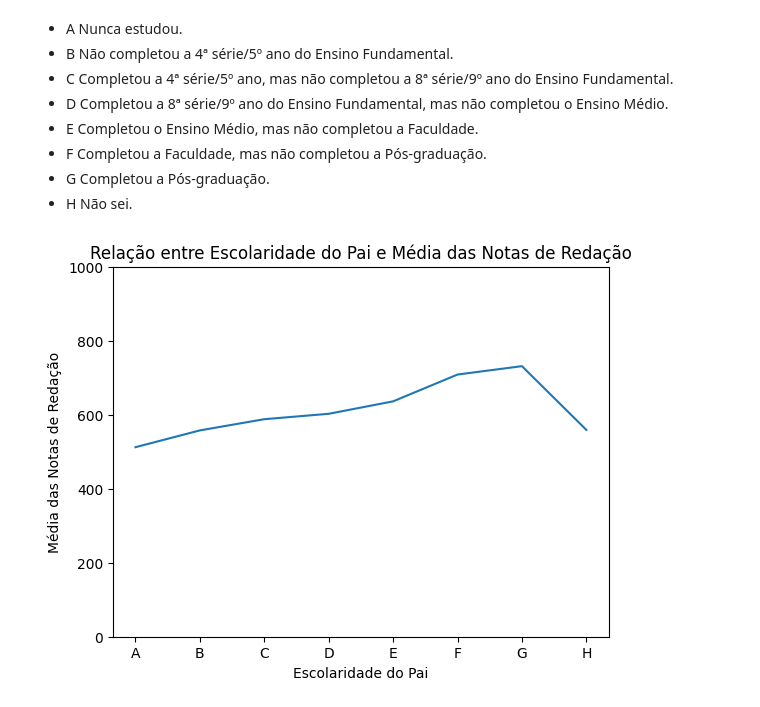
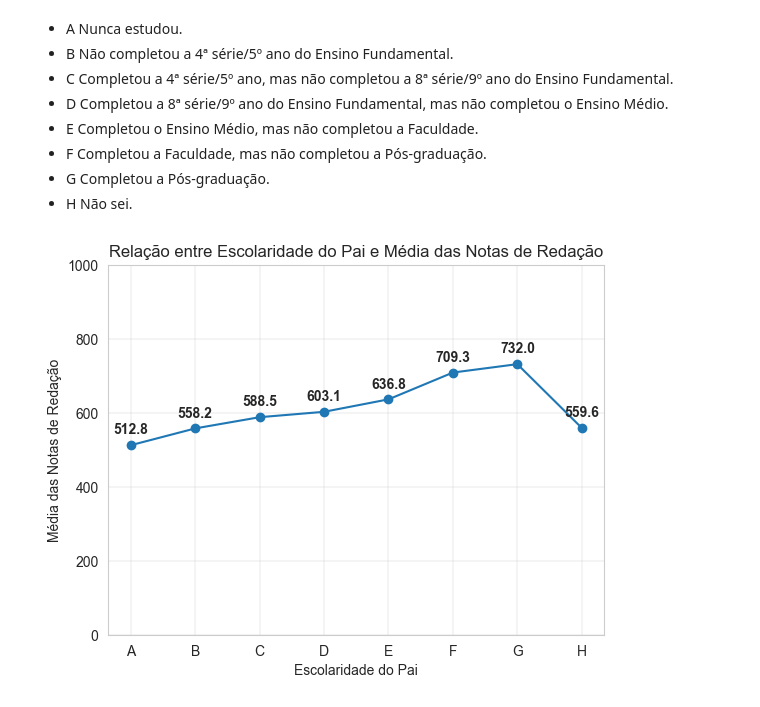
Before and after one commit to osamuelmarlon/analise_exploratoria_enem, a Jupyter notebook: analise_exploratoria_enem.ipynb, the cells around one changed output. Cells and saved outputs as stored; diff of their text form; code cells hidden in the pictures.

```diff
--- a/analise_exploratoria_enem.ipynb
+++ b/analise_exploratoria_enem.ipynb
@@ -365,11 +370,16 @@ dtype: object
 # %%
 # Gráfico de barras da média das notas de redação por faixa de renda familiar
 media_redacao_renda = colunas_redacao_renda.groupby('Q006')['NU_NOTA_REDACAO'].mean()
-
+plt.figure(figsize=(10, 6))
 plt.bar(media_redacao_renda.index, media_redacao_renda.values, color='skyblue')
 plt.xlabel('Faixa de Renda')
 plt.ylabel('Média das Notas de Redação')
-plt.title('Relação entre Faixa de Renda e Média das Notas de Redação')
-#plt.xticks(rotation=90)
+plt.title('Média das Notas de Redação Por Faixa de Renda')
+plt.ylim(0, 1000)
+plt.yticks(range(0, 1100, 100))
+plt.grid(axis = 'x')
+for i, v in enumerate(media_redacao_renda):
+    plt.text(i, v + 10, f'{v:.1f}%', ha='center', fontweight='bold', rotation=45)  # v+10 Coloca o valor da porcentagem 10 unidade acima da barra
+
 plt.show()
 # %% [output]
@@ -476,3 +541,7 @@ colunas_redacao_raca.head()
 | 4 | 3 | 560.0 |
 | 9 | 1 | 600.0 |
 | 10 | 3 | 860.0 |
+# %%
+# Aplicar o mapeamento para substituir os valores numéricos pelos rótulos de legenda
+colunas_redacao_raca_temp = colunas_redacao_raca.copy()
+colunas_redacao_raca_temp['TP_COR_RACA'] = colunas_redacao_raca_temp['TP_COR_RACA'].replace(nome_raca)
@@ -492,16 +571,16 @@ descricao_redacao_raca
 0: 'Não declarado', 1: 'Branca', 2: 'Preta', 3: 'Parda',
 4: 'Amarela', 5: 'Indígena', 6: 'Não dispõe da informação'
 # %%
-media_redacao_raca = colunas_redacao_raca.groupby('TP_COR_RACA')['NU_NOTA_REDACAO'].mean()
+media_redacao_raca = colunas_redacao_raca_temp.groupby('TP_COR_RACA')['NU_NOTA_REDACAO'].mean()
 
 plt.bar(media_redacao_raca.index, media_redacao_raca.values, color='skyblue')
 plt.xlabel('Cor/Raça')
 plt.ylabel('Média das Notas de Redação')
 plt.title('Relação entre Cor/Raça e Média das Notas de Redação')
 plt.ylim(0, 1000)
-
+plt.grid(axis = 'x')
 # Exibe o valor exato da porcentagem acima de cada barra
 for i, v in enumerate(media_redacao_raca.values):
-    plt.text(i, v + 1, f'{v:.1f}', ha='center', fontweight='bold')  # v+1 Coloca o valor da porcentagem 1 unidade acima da barra
+    plt.text(i, v + 10, f'{v:.1f}', ha='center', fontweight='bold')  # v+10 Coloca o valor da porcentagem 10 unidade acima da barra
 plt.show()
 # %% [output]
@@ -553,11 +632,14 @@ descricao_colunas_redacao_escpai
 - H	Não sei.
 # %%
 media_escpai_redacao = colunas_redacao_escpai.groupby('Q001')['NU_NOTA_REDACAO'].mean()
-plt.plot(media_escpai_redacao.index, media_escpai_redacao.values)
+plt.plot(media_escpai_redacao.index, media_escpai_redacao.values, marker='o')
 plt.xlabel("Escolaridade do Pai")
 plt.ylabel("Média das Notas de Redação")
 plt.title('Relação entre Escolaridade do Pai e Média das Notas de Redação')
 plt.ylim(0, 1000)
+plt.grid(linewidth = 0.3)
+for i, v in enumerate(media_escpai_redacao.values):
+    plt.text(i, v + 30, f'{v:.1f}', ha='center', fontweight='bold')  # v+30 Coloca o valor da porcentagem 30 unidade acima do ponto
 plt.show()
 # %% [output]
-[figure, old version]
+[figure, new version]
```
Also changed, not shown: parts of 19 cells of this notebook.
